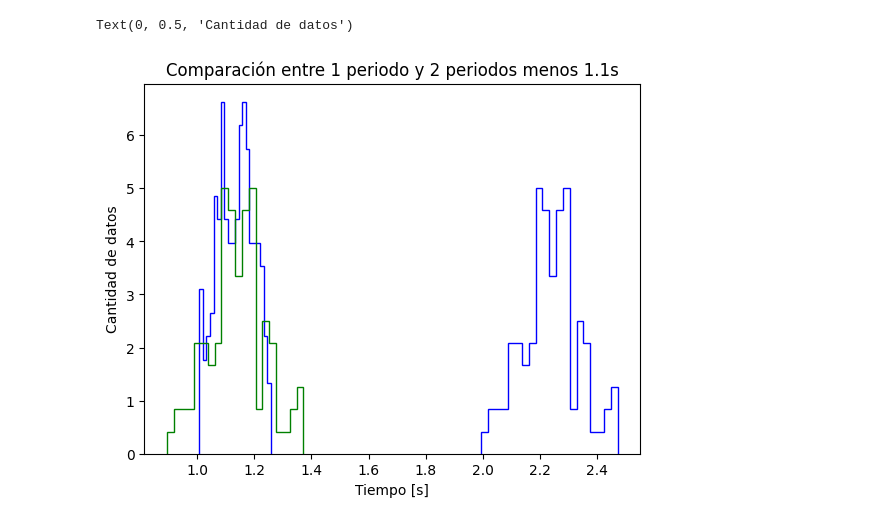
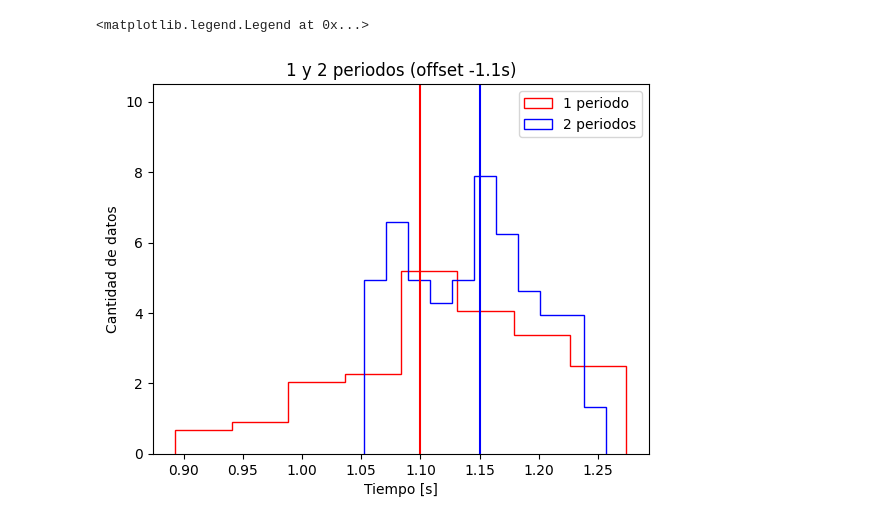
Before and after one commit to juliansjk/labo1-clase2, a Jupyter notebook: Clase_2.ipynb, the cells around one changed output. Drawn from its saved outputs; the diff is of its cells as text; code cells hidden in the pictures.

```diff
--- a/Clase_2.ipynb
+++ b/Clase_2.ipynb
@@ -24,17 +36,18 @@ ModuleNotFoundError: No module named 'numpy'
 # %%
 datos_2 = np.loadtxt("datos_p2.txt",delimiter=" ", skiprows=1)
 
 new_datos_2 = []
 for x in datos_2:
-    new_datos_2.append(x- 1.1)
+    if(x < 2.38): new_datos_2.append(x -1.1)
 
-plt.hist(datos_2, bins=b, histtype="step", density=True, color="b")
-plt.hist(datos_cortados, bins=b, histtype="step", density=True, color="b")
-plt.hist(new_datos_2, bins = b, histtype = "step", density = True, color = "g")
-plt.title("Comparación entre 1 periodo y 2 periodos menos 1.1s")
+plt.hist(new_datos_2, bins=8, histtype="step", density=True, color="r", label='1 periodo')
+plt.hist(datos_cortados, bins=11, histtype="step", density=True, color="b", label='2 periodos')
+plt.title("1 y 2 periodos (offset -1.1s)")
+plt.axline( (1.15 , 0) , (1.15 , 10), c='b')
+plt.axline( (1.1 , 0) , (1.1 , 10), c='r')
 plt.xlabel("Tiempo [s]")
 plt.ylabel("Cantidad de datos")
-#plt.xlim([0.8,1.4])
+plt.legend()
 # %% [output]
-Text(0, 0.5, 'Cantidad de datos')
+<matplotlib.legend.Legend at 0x...>
-[figure, old version]
+[figure, new version]
```
Also changed, not shown: parts of 4 cells of this notebook.
